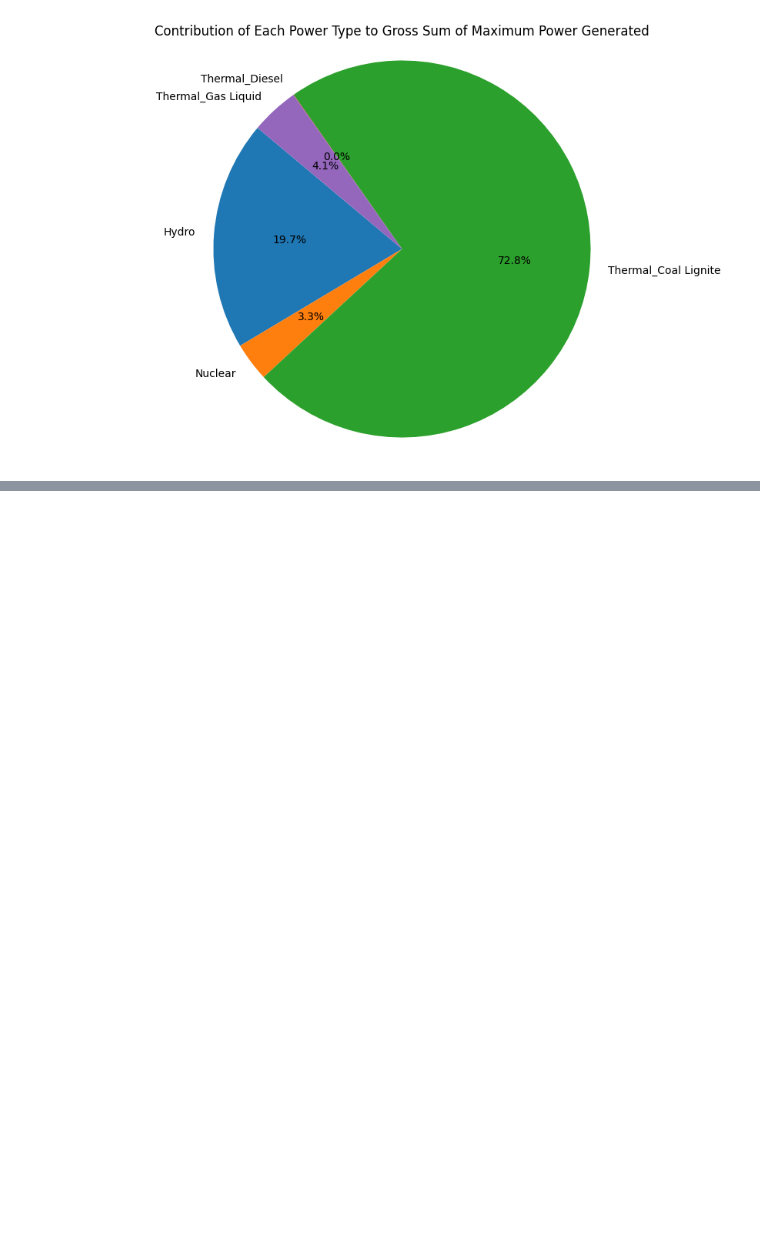
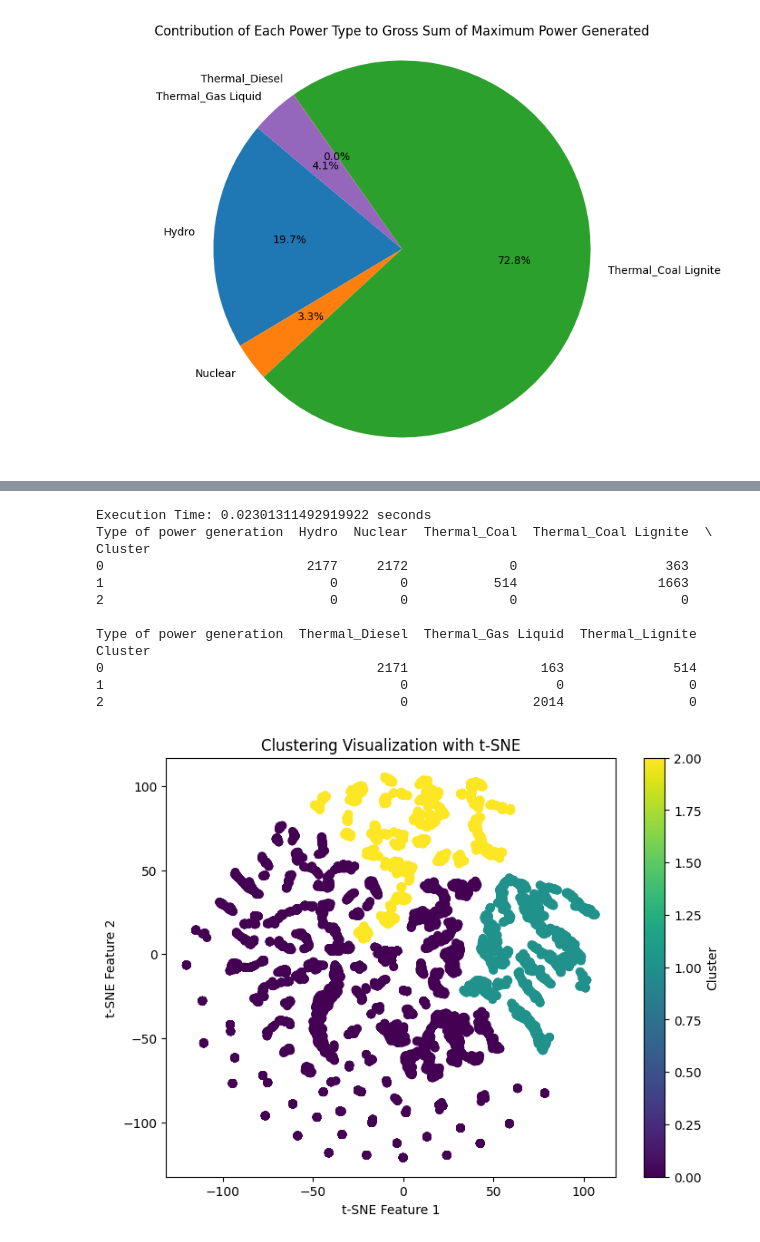
Before and after one commit to paritosh-101/smart_city_project2, a Jupyter notebook: scratch.ipynb, the cells around one changed output, grey strips where cells are left out. Cells and saved outputs as stored; diff of their text form; code cells hidden in the pictures; blank space fills up the shorter version.

```diff
--- a/scratch.ipynb
+++ b/scratch.ipynb
@@ -541,0 +576,61 @@ plt.show()
+# %%
+num_clusters = 3  # Example value
+
+import time
+
+start_time = time.time()
+
+# Perform K-Means Clustering
+kmeans = KMeans(n_clusters=num_clusters, random_state=0)
+clusters = kmeans.fit_predict(scaled_data)
+
+# Add the cluster labels to your original dataframe
+df['Cluster'] = clusters
+end_time = time.time()
+execution_time = end_time - start_time
+print(f"Execution Time: {execution_time} seconds")
+
+cluster_power_type_counts = df.groupby('Cluster')['Type of power generation'].value_counts().unstack(fill_value=0)
+
+print(cluster_power_type_counts)
+
+from sklearn.decomposition import PCA
+from sklearn.manifold import TSNE
+
+# pca = PCA(n_components=2)
+# principal_components = pca.fit_transform(scaled_data)
+
+# plt.figure(figsize=(8, 6))
+# plt.scatter(principal_components[:, 0], principal_components[:, 1], c=clusters, cmap='viridis', marker='o')
+# plt.title('Temporal Clustering Based on Power Generation Metrics')
+# plt.xlabel('Principal Component 1')
+# plt.ylabel('Principal Component 2')
+# plt.colorbar(label='Cluster')
+# plt.show()
+
+# Apply t-SNE to the scaled data for dimensionality reduction
+tsne = TSNE(n_components=2, random_state=0)
+tsne_results = tsne.fit_transform(scaled_data)
+
+# Visualization using t-SNE results
+plt.figure(figsize=(8, 6))
+plt.scatter(tsne_results[:, 0], tsne_results[:, 1], c=clusters, cmap='viridis', marker='o')
+plt.title('Clustering Visualization with t-SNE')
+plt.xlabel('t-SNE Feature 1')
+plt.ylabel('t-SNE Feature 2')
+plt.colorbar(label='Cluster')
+plt.show()
+# %% [output]
+Execution Time: 0.02301311492919922 seconds
+Type of power generation  Hydro  Nuclear  Thermal_Coal  Thermal_Coal Lignite  \
+Cluster
+0                          2177     2172             0                   363
+1                             0        0           514                  1663
+2                             0        0             0                     0
+
+Type of power generation  Thermal_Diesel  Thermal_Gas Liquid  Thermal_Lignite
+Cluster
+0                                   2171                 163              514
+1                                      0                   0                0
+2                                      0                2014                0
+[figure, added]
```
Also changed, not shown: parts of 7 cells of this notebook, 8 other files.
